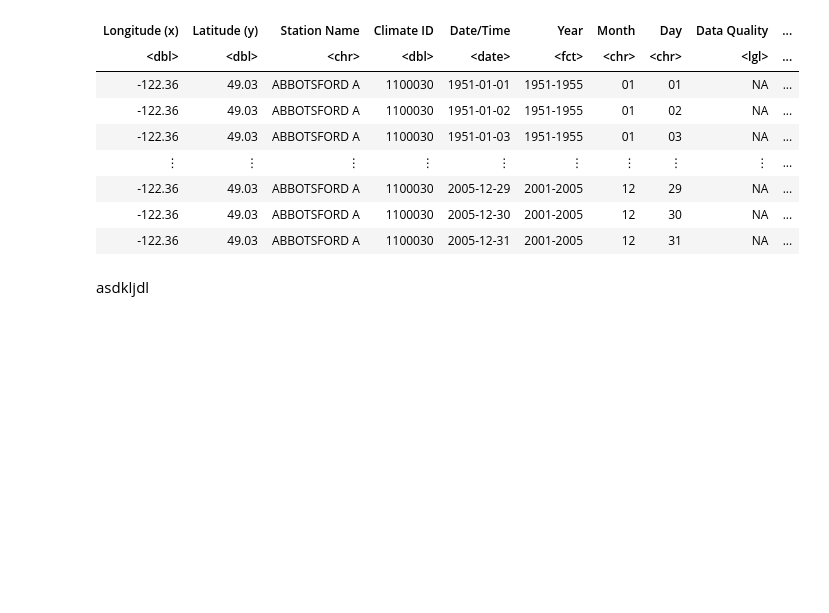
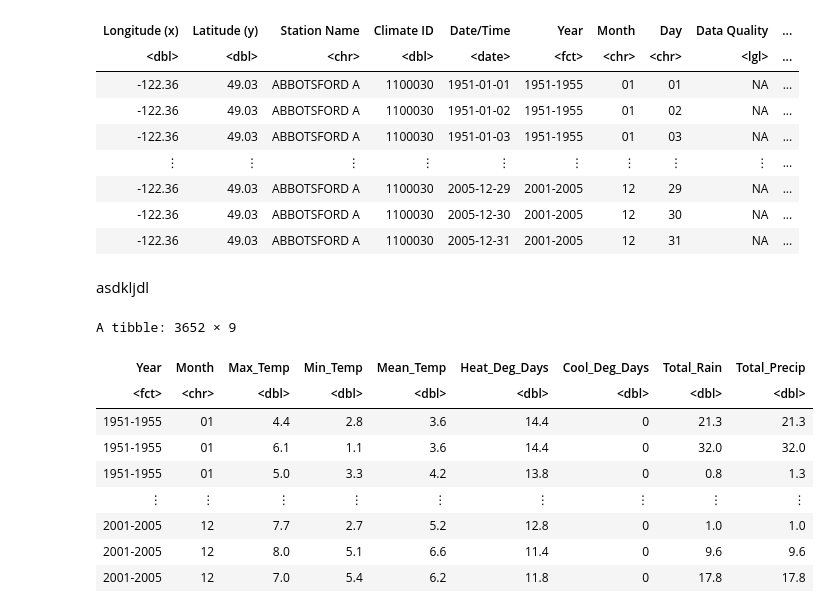
Before and after one commit to yxing6/STAT201-GroupProject-Climate, a Jupyter notebook: STAT201-Group17-ProjectProposal.ipynb, the cells around one changed output. Saved outputs shown, nothing was run; the diff lists cells and outputs as text; code cells hidden in the pictures; blank space fills up the shorter version.

Commit message:
Rename column name

```diff
--- a/STAT201-Group17-ProjectProposal.ipynb
+++ b/STAT201-Group17-ProjectProposal.ipynb
@@ -135,3 +135,27 @@ A tibble: 3652 × 31
 | -122.36 | 49.03 | ABBOTSFORD A | 1100030 | 2005-12-31 | 2001-2005 | 12 | 31 | NA | ... |
 # %% [markdown]
 asdkljdl
+# %%
+Climate_change_rename <- climate_change %>%
+    select("Year", "Month", "Max Temp (°C)", "Min Temp (°C)",
+           "Mean Temp (°C)", "Heat Deg Days (°C)", "Cool Deg Days (°C)",
+           "Total Rain (mm)", "Total Precip (mm)") %>%
+    rename("Max_Temp" = "Max Temp (°C)",
+         "Min_Temp" = "Min Temp (°C)",
+         "Mean_Temp" = "Mean Temp (°C)",
+         "Heat_Deg_Days" = "Heat Deg Days (°C)",
+         "Cool_Deg_Days" = "Cool Deg Days (°C)",
+         "Total_Rain" = "Total Rain (mm)",
+         "Total_Precip" = "Total Precip (mm)")
+Climate_change_rename
+# %% [output]
+A tibble: 3652 × 9
+| Year | Month | Max_Temp | Min_Temp | Mean_Temp | Heat_Deg_Days | Cool_Deg_Days | Total_Rain | Total_Precip |
+| <fct> | <chr> | <dbl> | <dbl> | <dbl> | <dbl> | <dbl> | <dbl> | <dbl> |
+| 1951-1955 | 01 | 4.4 | 2.8 | 3.6 | 14.4 | 0 | 21.3 | 21.3 |
+| 1951-1955 | 01 | 6.1 | 1.1 | 3.6 | 14.4 | 0 | 32.0 | 32.0 |
+| 1951-1955 | 01 | 5.0 | 3.3 | 4.2 | 13.8 | 0 | 0.8 | 1.3 |
+| ⋮ | ⋮ | ⋮ | ⋮ | ⋮ | ⋮ | ⋮ | ⋮ | ⋮ |
+| 2001-2005 | 12 | 7.7 | 2.7 | 5.2 | 12.8 | 0 | 1.0 | 1.0 |
+| 2001-2005 | 12 | 8.0 | 5.1 | 6.6 | 11.4 | 0 | 9.6 | 9.6 |
+| 2001-2005 | 12 | 7.0 | 5.4 | 6.2 | 11.8 | 0 | 17.8 | 17.8 |
```
Also changed, not shown: parts of 5 cells of this notebook.
